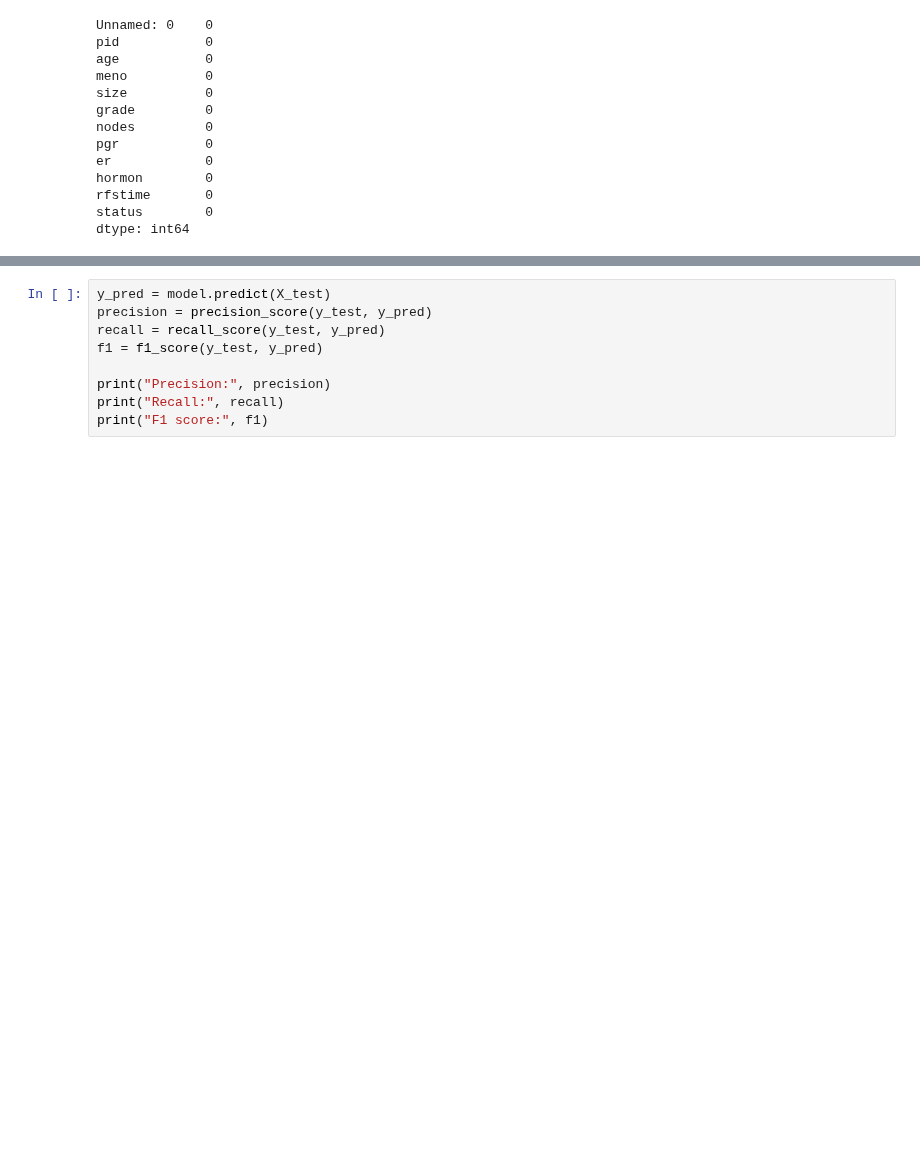
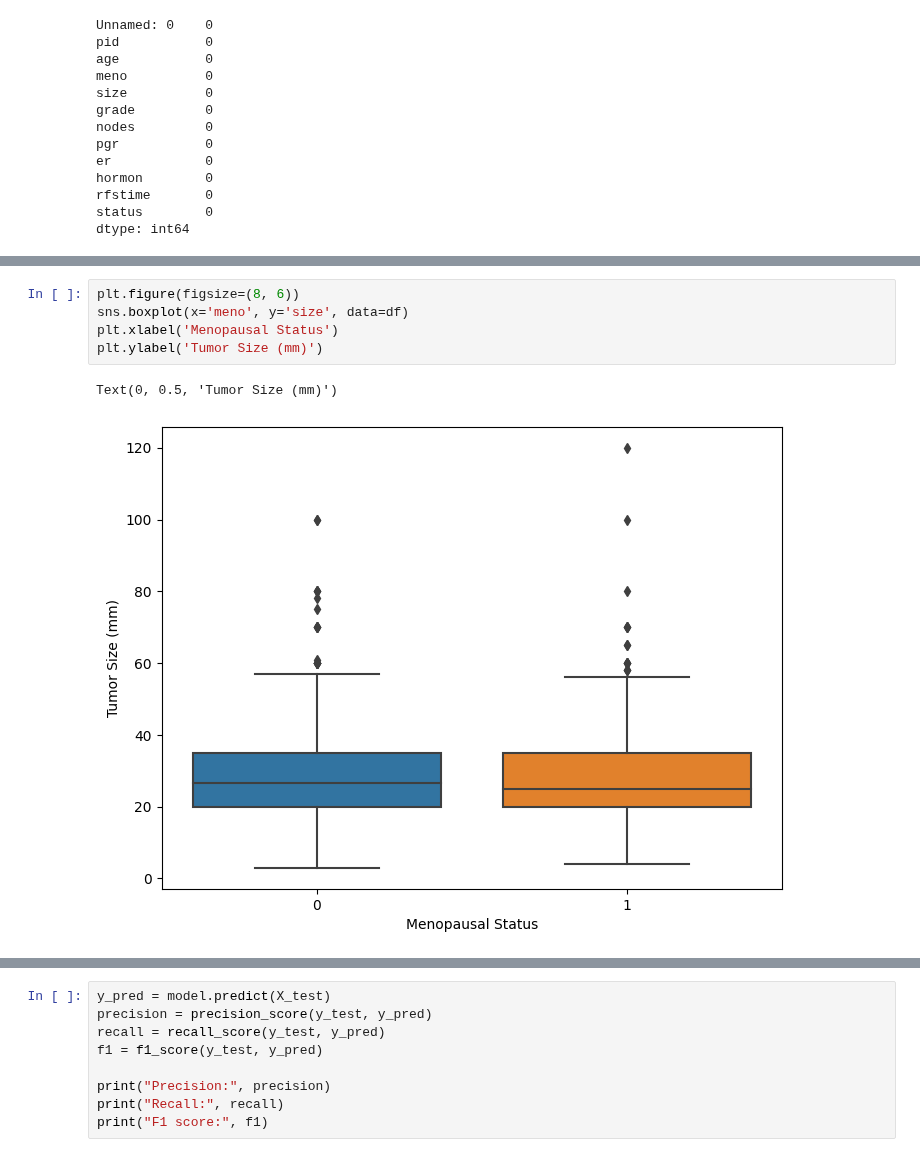
Before and after one commit to utkarshx27/Kaggle-Work-ML-Models, a Jupyter notebook: breast-cancer-dataset.ipynb, the cells around one changed output, grey strips where cells are left out. Drawn from its saved outputs; the diff is of its cells as text; blank space fills up the shorter version.

```diff
--- a/breast-cancer-dataset.ipynb
+++ b/breast-cancer-dataset.ipynb
@@ -83,3 +92,11 @@ plt.show()
+# %%
+plt.figure(figsize=(8, 6))
+sns.boxplot(x='meno', y='size', data=df)
+plt.xlabel('Menopausal Status')
+plt.ylabel('Tumor Size (mm)')
+# %% [output]
+Text(0, 0.5, 'Tumor Size (mm)')
+[figure, added]
 # %%
 sns.lineplot(x='age', y='status', data=df)
 plt.title('Patient Status')
```
Also changed, not shown: parts of 10 cells of this notebook.
